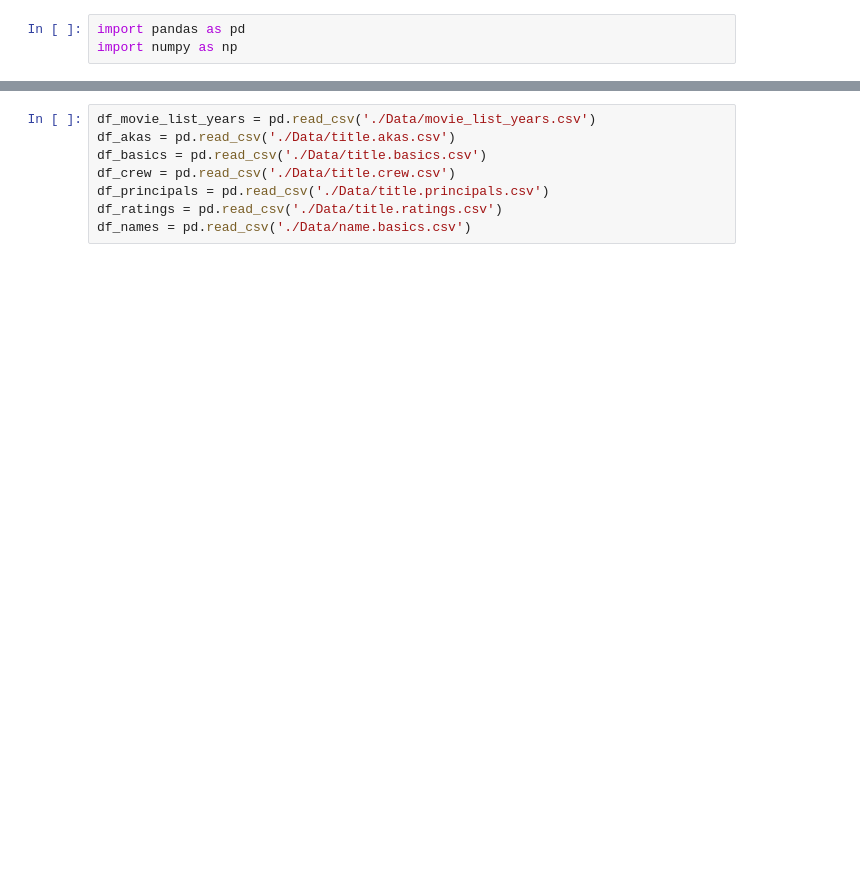
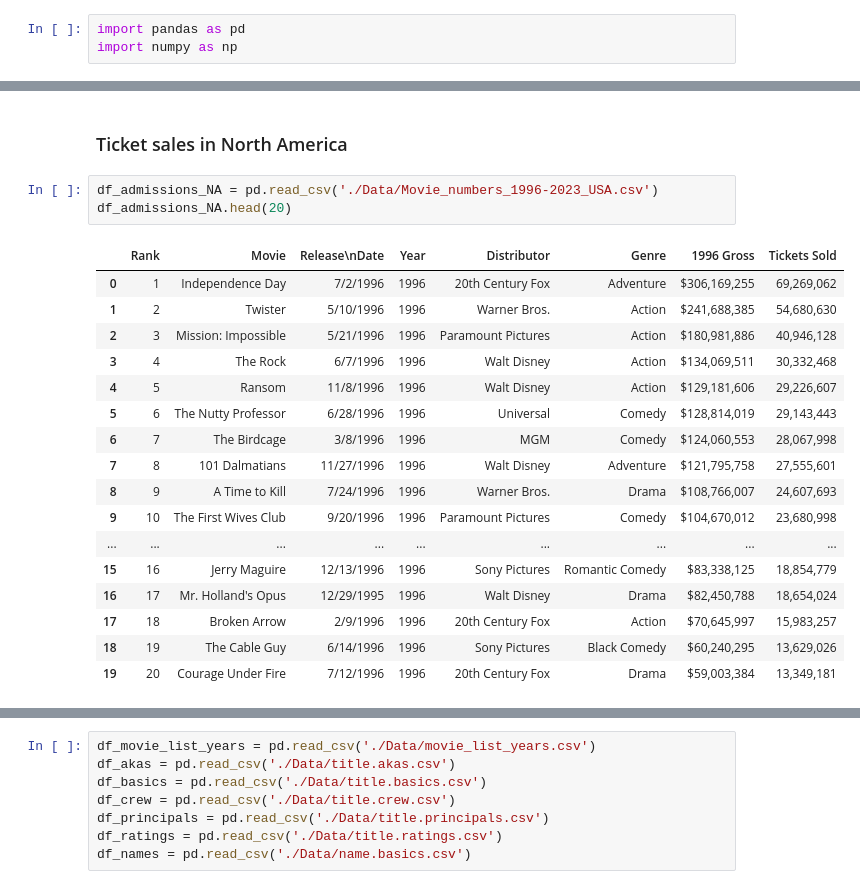
Before and after one commit to tk87-hono/data_analytics_24_4-Capstone_Movie_Group, a Jupyter notebook: Dataframes.ipynb, the cells around one changed output, grey strips where cells are left out. Drawn from its saved outputs; the diff is of its cells as text; blank space fills up the shorter version.

Commit message:
added some cleaning and dataframes for movie data

```diff
--- a/Dataframes.ipynb
+++ b/Dataframes.ipynb
@@ -43,0 +122,23 @@ memory usage: 640.9+ KB
+# %% [markdown]
+### Ticket sales in North America
+# %%
+df_admissions_NA = pd.read_csv('./Data/Movie_numbers_1996-2023_USA.csv')
+df_admissions_NA.head(20)
+# %% [output]
+|  | Rank | Movie | Release\nDate | Year | Distributor | Genre | 1996 Gross | Tickets Sold |
+| 0 | 1 | Independence Day | 7/2/1996 | 1996 | 20th Century Fox | Adventure | $306,169,255 | 69,269,062 |
+| 1 | 2 | Twister | 5/10/1996 | 1996 | Warner Bros. | Action | $241,688,385 | 54,680,630 |
+| 2 | 3 | Mission: Impossible | 5/21/1996 | 1996 | Paramount Pictures | Action | $180,981,886 | 40,946,128 |
+| 3 | 4 | The Rock | 6/7/1996 | 1996 | Walt Disney | Action | $134,069,511 | 30,332,468 |
+| 4 | 5 | Ransom | 11/8/1996 | 1996 | Walt Disney | Action | $129,181,606 | 29,226,607 |
+| 5 | 6 | The Nutty Professor | 6/28/1996 | 1996 | Universal | Comedy | $128,814,019 | 29,143,443 |
+| 6 | 7 | The Birdcage | 3/8/1996 | 1996 | MGM | Comedy | $124,060,553 | 28,067,998 |
+| 7 | 8 | 101 Dalmatians | 11/27/1996 | 1996 | Walt Disney | Adventure | $121,795,758 | 27,555,601 |
+| 8 | 9 | A Time to Kill | 7/24/1996 | 1996 | Warner Bros. | Drama | $108,766,007 | 24,607,693 |
+| 9 | 10 | The First Wives Club | 9/20/1996 | 1996 | Paramount Pictures | Comedy | $104,670,012 | 23,680,998 |
+| ... | ... | ... | ... | ... | ... | ... | ... | ... |
+| 15 | 16 | Jerry Maguire | 12/13/1996 | 1996 | Sony Pictures | Romantic Comedy | $83,338,125 | 18,854,779 |
+| 16 | 17 | Mr. Holland's Opus | 12/29/1995 | 1996 | Walt Disney | Drama | $82,450,788 | 18,654,024 |
+| 17 | 18 | Broken Arrow | 2/9/1996 | 1996 | 20th Century Fox | Action | $70,645,997 | 15,983,257 |
+| 18 | 19 | The Cable Guy | 6/14/1996 | 1996 | Sony Pictures | Black Comedy | $60,240,295 | 13,629,026 |
+| 19 | 20 | Courage Under Fire | 7/12/1996 | 1996 | 20th Century Fox | Drama | $59,003,384 | 13,349,181 |
```
Also changed, not shown: parts of 42 cells of this notebook.
